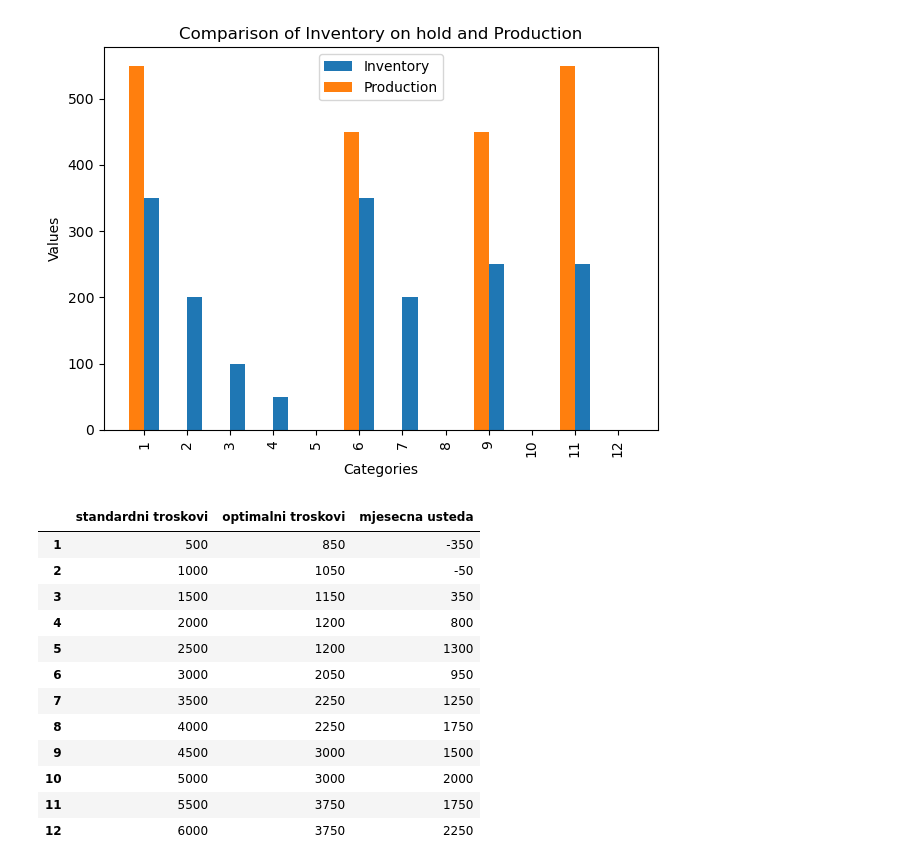
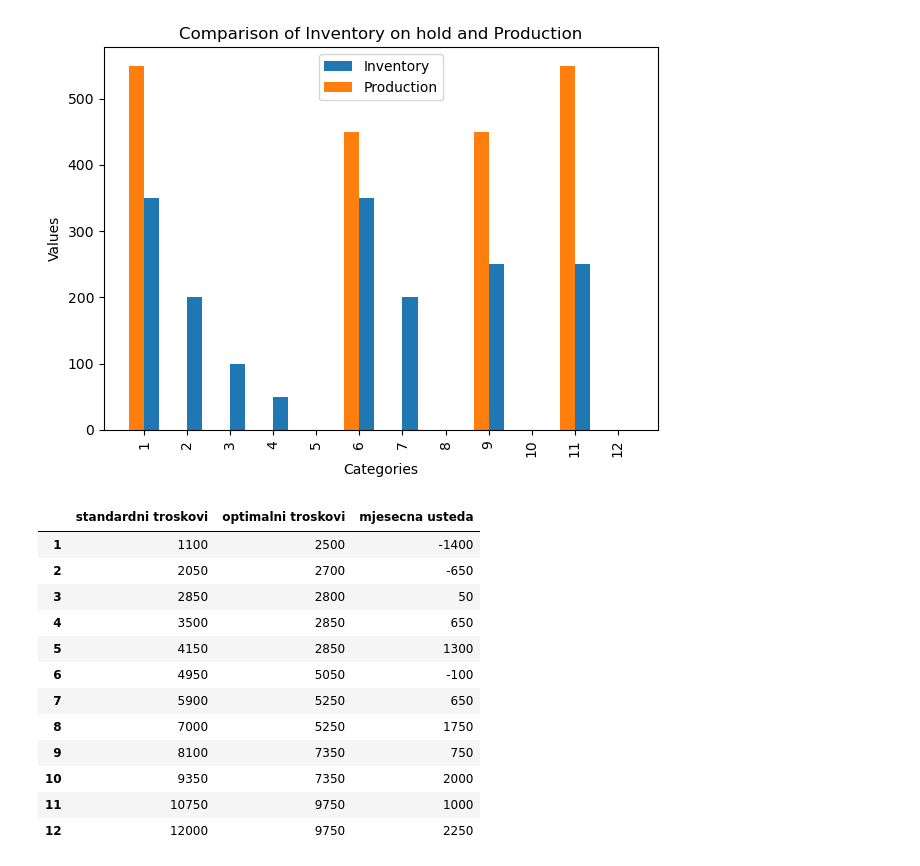
Before and after one commit to JednaKuna/planiranje_proizvodnje, a Jupyter notebook: izracun.ipynb, the cells around one changed output. Drawn from its saved outputs; the diff is of its cells as text; code cells hidden in the pictures.

```diff
--- a/izracun.ipynb
+++ b/izracun.ipynb
@@ -9,6 +9,7 @@ vremenski_period = 12
 mjesecne_kolicine = [200, 150, 100, 50, 50, 100, 150, 200, 200, 250, 300, 250]
 trosak_pripreme = 500
 trosak_skladistenja = 1
+trosak_proizvodnje = 3
 # %%
 #Napraviti listu mjeseci, moguće generirati prema inputu
 period = [i for i in range(1,vremenski_period+1)]
@@ -205,8 +206,11 @@ results_final['Holding Cost'] = (results_final['IOH'] * hold_cost)
 # Set Up Cost
 results_final['Set-Up Costs'] = results_final['production'].apply(lambda t: setup_cost if t > 0 else 0)
 
-# Total Cost
-results_final['Total Cost'] = results_final[['Holding Cost', 'Set-Up Costs']].sum(axis = 1)
+# Holding + Set-Up
+results_final['Holding + Set-Up'] = results_final[['Holding Cost', 'Set-Up Costs']].sum(axis = 1)
+
+# Ukupno
+results_final['Total Cost'] = (results_final['production'] * trosak_proizvodnje) + results_final['Set-Up Costs'] + results_final['Holding Cost']
 
 results_final
 # %% [output]
@@ -313,51 +317,55 @@ s = [0] * vremenski_period
 s[0]=set_up
 
 for i in range(1,vremenski_period):
-      s[i] = s[i-1]+set_up
+      s[i] = (s[i-1]+set_up)
 
+ss = [i * trosak_proizvodnje for i in results_final['forecast'].tolist()]
 
-standardni_troskovi = s
+for i in range(1,vremenski_period):
+      ss[i] = (ss[i] + ss[i-1])
+
+standardni_troskovi = np.add(s,ss).tolist()
 
 
 #Optimalni troskovi
 
 optimalni_troskovi = results_final['Total Cost'].tolist()
 
 t = [0] * vremenski_period
 t[0] = optimalni_troskovi[0]
 
 for i in range(0,vremenski_period):
     t[i] = t[i-1]+optimalni_troskovi[i]
 
 optimalni_troskovi = t
 
 # Mjesecna usteda
 
-cost_saving = np.subtract(usporedba_troskova['standardni troskovi'], usporedba_troskova['optimalni troskovi']).tolist()
+cost_saving = np.subtract(standardni_troskovi, optimalni_troskovi).tolist()
 
 # Izrada tablice
 
 usporedba_troskova = {'standardni troskovi': standardni_troskovi, 'optimalni troskovi': optimalni_troskovi, 'mjesecna usteda': cost_saving}
 
 usporedba_troskova_df = pd.DataFrame(data=usporedba_troskova)
 
 usporedba_troskova_df.index = range(1, len(usporedba_troskova_df)+1)
 
 usporedba_troskova_df
 # %% [output]
 |  | standardni troskovi | optimalni troskovi | mjesecna usteda |
-| 1 | 500 | 850 | -350 |
-| 2 | 1000 | 1050 | -50 |
-| 3 | 1500 | 1150 | 350 |
-| 4 | 2000 | 1200 | 800 |
-| 5 | 2500 | 1200 | 1300 |
-| 6 | 3000 | 2050 | 950 |
-| 7 | 3500 | 2250 | 1250 |
-| 8 | 4000 | 2250 | 1750 |
-| 9 | 4500 | 3000 | 1500 |
-| 10 | 5000 | 3000 | 2000 |
-| 11 | 5500 | 3750 | 1750 |
-| 12 | 6000 | 3750 | 2250 |
+| 1 | 1100 | 2500 | -1400 |
+| 2 | 2050 | 2700 | -650 |
+| 3 | 2850 | 2800 | 50 |
+| 4 | 3500 | 2850 | 650 |
+| 5 | 4150 | 2850 | 1300 |
+| 6 | 4950 | 5050 | -100 |
+| 7 | 5900 | 5250 | 650 |
+| 8 | 7000 | 5250 | 1750 |
+| 9 | 8100 | 7350 | 750 |
+| 10 | 9350 | 7350 | 2000 |
+| 11 | 10750 | 9750 | 1000 |
+| 12 | 12000 | 9750 | 2250 |
 # %%
 
 # Create month labels based on the index of the DataFrame
```
Also changed, not shown: parts of 4 cells of this notebook, 1 other file.
